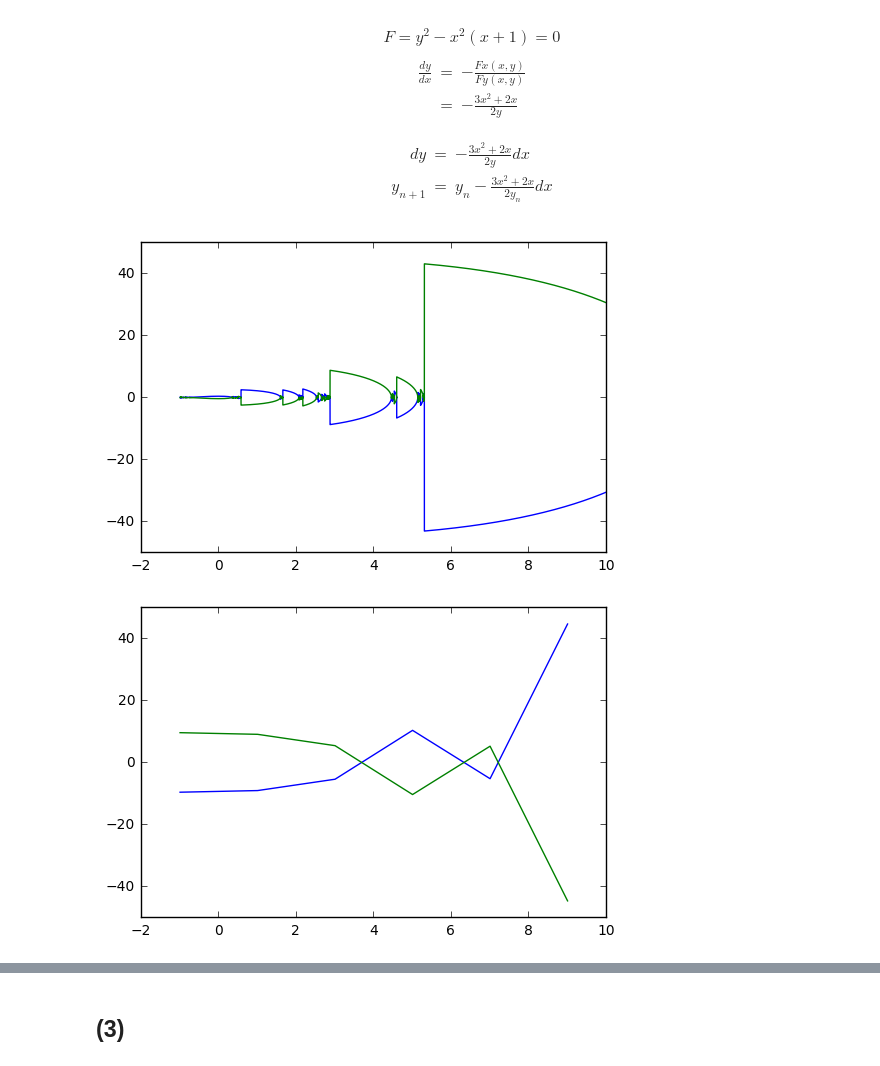
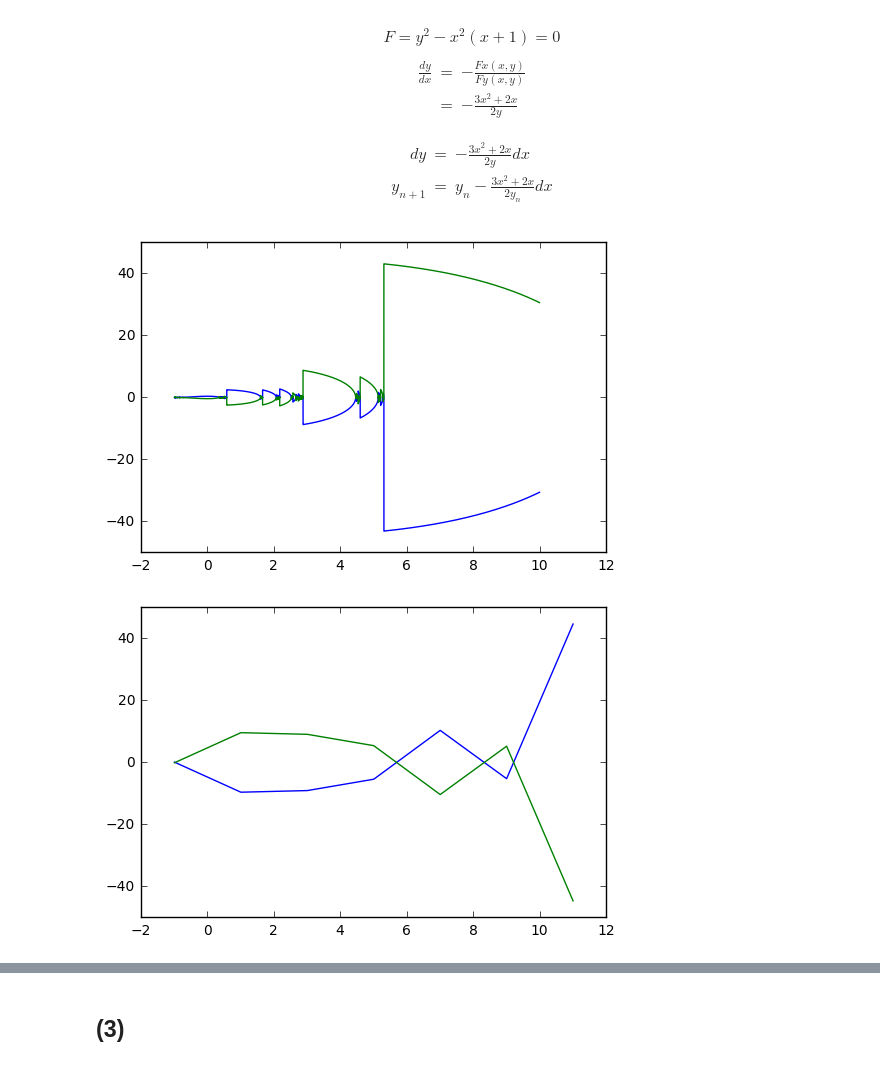
Before and after one commit to ryoppippi/EulerMethod, a Jupyter notebook: Euler.ipynb, the cells around one changed output, grey strips where cells are left out. Saved outputs shown, nothing was run; the diff lists cells and outputs as text; code cells hidden in the pictures.

```diff
--- a/Euler.ipynb
+++ b/Euler.ipynb
@@ -39,7 +39,7 @@ def f2(x,y):
     return -((3*x*x-2)*x*x*x)/y
 # %%
 dx = 0.00001
-xmax = 10;
+xmax = 1;
 xBegin = -0.99999 #始まりのx座標を決めておく。定義域は-1<x<1より、適当に決める
 
 #上の式より、xに対応するyは当然二箇所である。ここではまずyが正の点において調べる。
@@ -47,11 +47,13 @@ x = []
 y = []
 xPrev = xBegin
 yPrev = math.sqrt(f1(xBegin)) #正のy座標を計算
+x.append(xPrev)
+y.append(yPrev)
 while f1(xPrev) >= 0:
     yPrev = dx*f2(xPrev,yPrev) + yPrev
+    xPrev += dx
     x.append(xPrev)
     y.append(yPrev)
-    xPrev += dx
 plt.plot(x,y,"b")
 
 #次にyが負の時
@@ -59,12 +61,13 @@ x = []
 y = []
 xPrev = xBegin
 yPrev = - math.sqrt(f1(xBegin))#負のy座標を計算
+x.append(xPrev)
+y.append(yPrev)
 while f1(xPrev) >= 0:
     yPrev = dx*f2(xPrev,yPrev) + yPrev
+    xPrev += dx
     x.append(xPrev)
     y.append(yPrev)
-    xPrev += dx
-
 plt.plot(x,y,"g")
 plt.show()
 # %% [output]
@@ -106,35 +109,39 @@ def f4(x,y):
 # %%
 dx = 0.001
 xEnd = 10;
 xBegin = -0.99 #始まりのx座標を決めておく。定義域は-1=<xより、適当に決める
 
 #上の式より、xに対応するyは当然二箇所である。ここではまずyが正の点において調べる。
 x = []
 y = []
 xPrev = xBegin
 yPrev = math.sqrt(f3(xBegin)) #正のy座標を計算
+x.append(xPrev)
+y.append(yPrev)
 while xPrev <= xEnd:
     yPrev = dx*f4(xPrev,yPrev) + yPrev
+    xPrev += dx
     x.append(xPrev)
     y.append(yPrev)
-    xPrev += dx
 plt.plot(x,y,"b")
 
 #次にyが負の時
 x = []
 y = []
 xPrev = xBegin
 yPrev = - math.sqrt(f3(xBegin))#負のy座標を計算
+x.append(xPrev)
+y.append(yPrev)
 while xPrev <= xEnd:
     yPrev = dx*f4(xPrev,yPrev) + yPrev
     x.append(xPrev)
     y.append(yPrev)
     xPrev += dx
 
 plt.plot(x,y,"g")
 plt.show()
 # %% [output]
-[figure, old version]
+[figure, new version]
 # %%
 dx = 2
 xEnd = 10;
@@ -145,11 +152,13 @@ x = []
 y = []
 xPrev = xBegin
 yPrev = math.sqrt(f3(xBegin)) #正のy座標を計算
+x.append(xPrev)
+y.append(yPrev)
 while xPrev <= xEnd:
     yPrev = dx*f4(xPrev,yPrev) + yPrev
+    xPrev += dx
     x.append(xPrev)
     y.append(yPrev)
-    xPrev += dx
 plt.plot(x,y,"b")
 
 #次にyが負の時
@@ -157,16 +166,18 @@ x = []
 y = []
 xPrev = xBegin
 yPrev = - math.sqrt(f3(xBegin))#負のy座標を計算
+x.append(xPrev)
+y.append(yPrev)
 while xPrev <= xEnd:
     yPrev = dx*f4(xPrev,yPrev) + yPrev
+    xPrev += dx
     x.append(xPrev)
     y.append(yPrev)
-    xPrev += dx
 
 plt.plot(x,y,"g")
 plt.show()
 # %% [output]
-[figure, old version]
+[figure, new version]
 # %% [markdown]
 刻み幅を変えてもこのような実際とは程遠いものができた.
 実際のものは以下のグラフである(Wolfram Alphaより転載)。<img src="image2.png">
```
Also changed, not shown: parts of 3 cells of this notebook.
